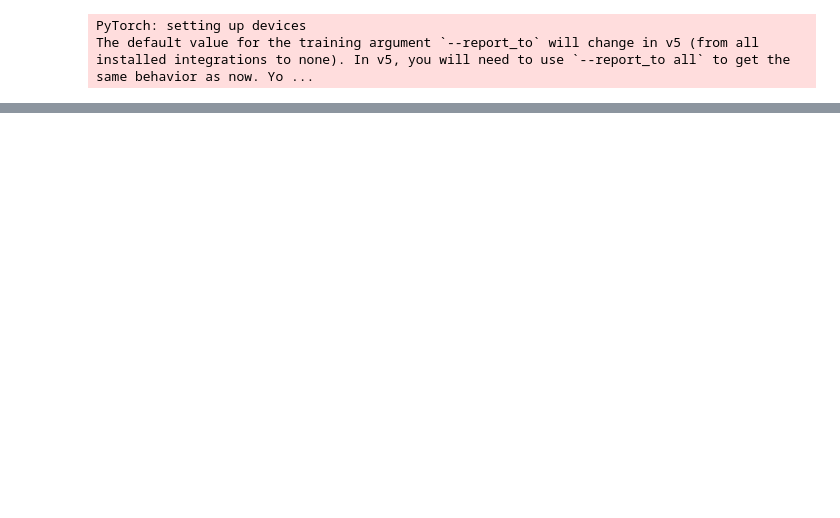
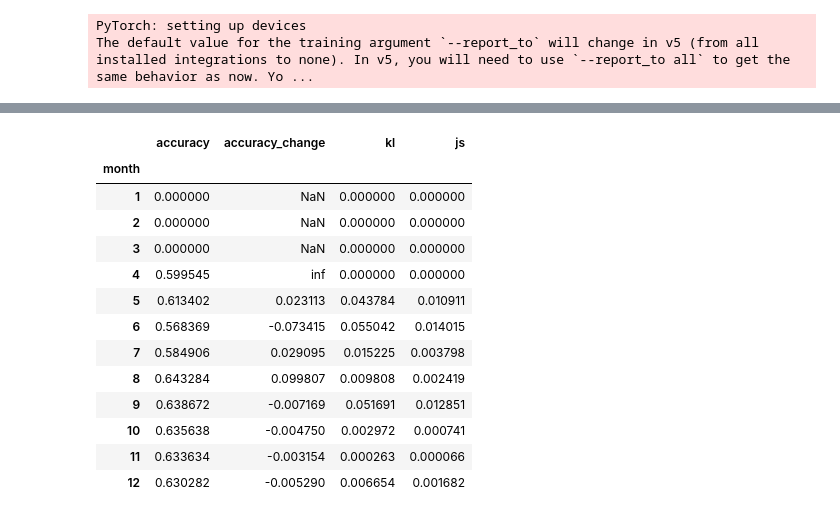
Before and after one commit to sinanuozdemir/oreilly-transformers-nlp-mlops, a Jupyter notebook: notebooks/model_drift.ipynb, the cells around one changed output, grey strips where cells are left out. Drawn from its saved outputs; the diff is of its cells as text; code cells hidden in the pictures; blank space fills up the shorter version.

```diff
--- a/notebooks/model_drift.ipynb
+++ b/notebooks/model_drift.ipynb
@@ -664,0 +607,35 @@ NameError: name 'five_count' is not defined
+# %%
+kl_change = [0, 0, 0, 0]  # for months 1, 2, 3, and 4
+js_change = [0, 0, 0, 0]  # for months 1, 2, 3, and 4
+
+# Calculate divergence
+for month in range(4, 12):
+    kl_div = kl_divergence(
+        tweets[tweets.index.month==month]['predicted_label'].value_counts(normalize=True).sort_index(),
+        tweets[tweets.index.month==month + 1]['predicted_label'].value_counts(normalize=True).sort_index()
+    )
+    js_div = js_divergence(
+        tweets[tweets.index.month==month]['predicted_label'].value_counts(normalize=True).sort_index(),
+        tweets[tweets.index.month==month + 1]['predicted_label'].value_counts(normalize=True).sort_index()
+    )
+    js_change.append(js_div)
+    kl_change.append(kl_div)
+monthly_stats['kl'] = kl_change
+monthly_stats['js'] = js_change
+
+monthly_stats
+# %% [output]
+|  | accuracy | accuracy_change | kl | js |
+| month |  |  |  |  |
+| 1 | 0.000000 | NaN | 0.000000 | 0.000000 |
+| 2 | 0.000000 | NaN | 0.000000 | 0.000000 |
+| 3 | 0.000000 | NaN | 0.000000 | 0.000000 |
+| 4 | 0.599545 | inf | 0.000000 | 0.000000 |
+| 5 | 0.613402 | 0.023113 | 0.043784 | 0.010911 |
+| 6 | 0.568369 | -0.073415 | 0.055042 | 0.014015 |
+| 7 | 0.584906 | 0.029095 | 0.015225 | 0.003798 |
+| 8 | 0.643284 | 0.099807 | 0.009808 | 0.002419 |
+| 9 | 0.638672 | -0.007169 | 0.051691 | 0.012851 |
+| 10 | 0.635638 | -0.004750 | 0.002972 | 0.000741 |
+| 11 | 0.633634 | -0.003154 | 0.000263 | 0.000066 |
+| 12 | 0.630282 | -0.005290 | 0.006654 | 0.001682 |
```
Also changed, not shown: parts of 51 cells of this notebook, 5 other files.
